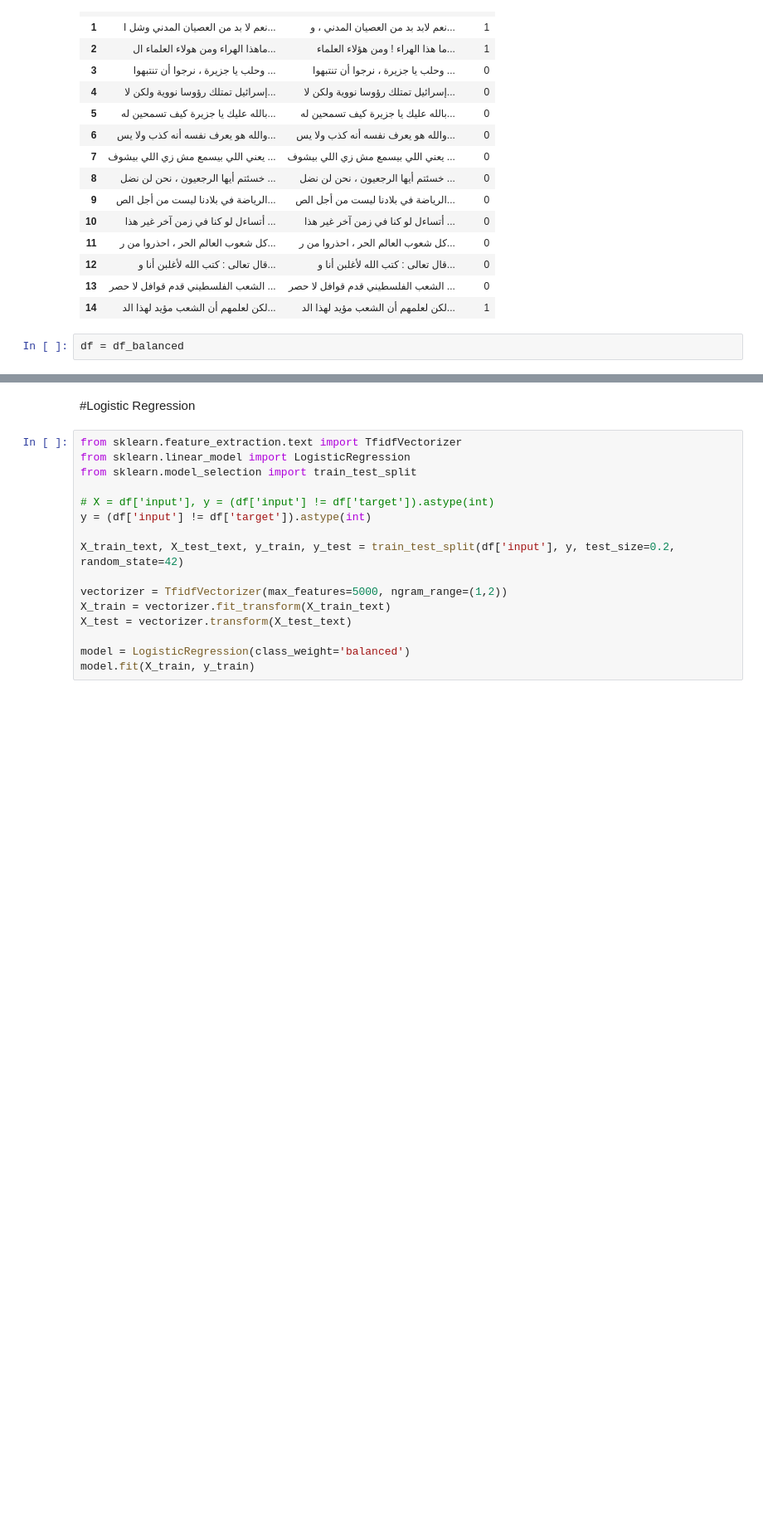
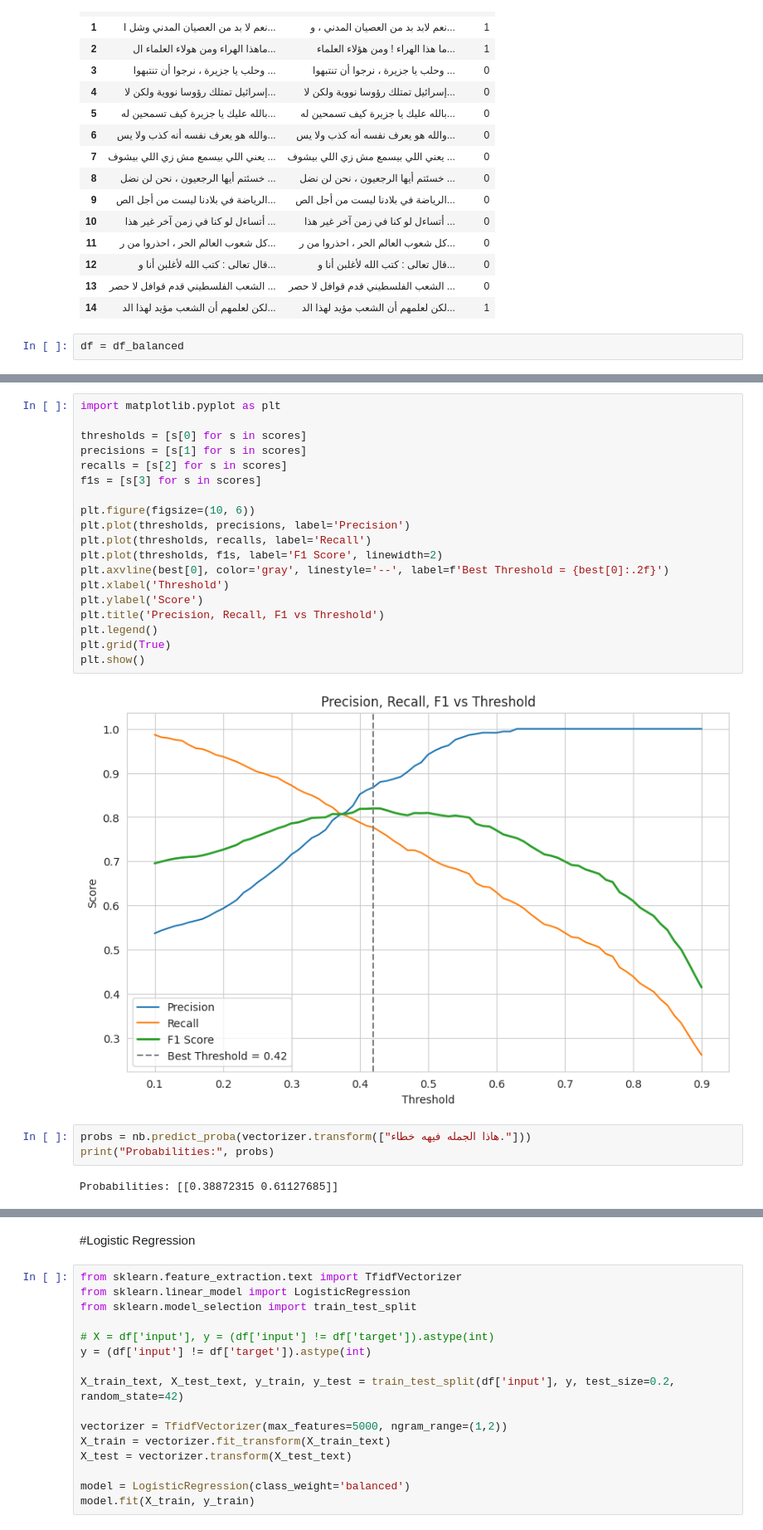
Before and after one commit to Abubakrhegazi/Arabic-Grammar-AutoCorrection, a Jupyter notebook: Arabic_Error_Detection_Edited.ipynb, the cells around one changed output, grey strips where cells are left out. Shown at 83% size. Cells and saved outputs as stored; diff of their text form; blank space fills up the shorter version.

```diff
--- a/Arabic_Error_Detection_Edited.ipynb
+++ b/Arabic_Error_Detection_Edited.ipynb
@@ -729,0 +815,26 @@ df = df_balanced
+# %%
+import matplotlib.pyplot as plt
+
+thresholds = [s[0] for s in scores]
+precisions = [s[1] for s in scores]
+recalls = [s[2] for s in scores]
+f1s = [s[3] for s in scores]
+
+plt.figure(figsize=(10, 6))
+plt.plot(thresholds, precisions, label='Precision')
+plt.plot(thresholds, recalls, label='Recall')
+plt.plot(thresholds, f1s, label='F1 Score', linewidth=2)
+plt.axvline(best[0], color='gray', linestyle='--', label=f'Best Threshold = {best[0]:.2f}')
+plt.xlabel('Threshold')
+plt.ylabel('Score')
+plt.title('Precision, Recall, F1 vs Threshold')
+plt.legend()
+plt.grid(True)
+plt.show()
+# %% [output]
+[figure, added]
+# %%
+probs = nb.predict_proba(vectorizer.transform(["هاذا الجمله فيهه خطاء."]))
+print("Probabilities:", probs)
+# %% [output]
+Probabilities: [[0.38872315 0.61127685]]
```
Also changed, not shown: parts of 47 cells of this notebook.
